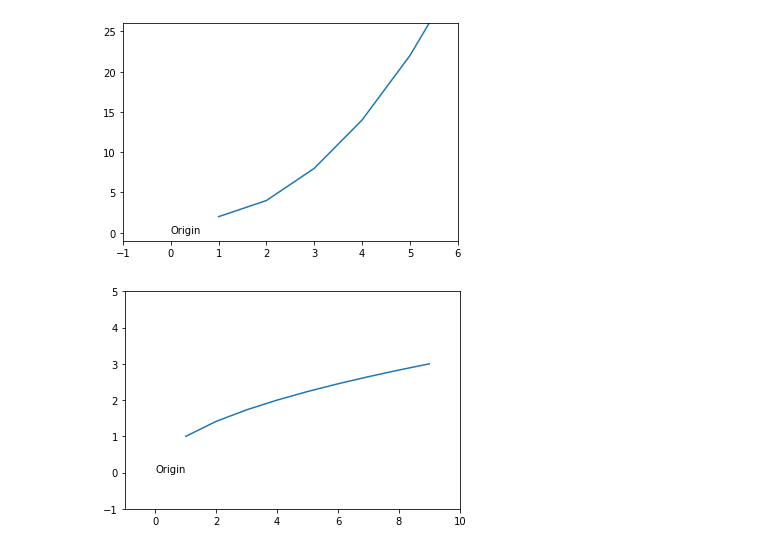
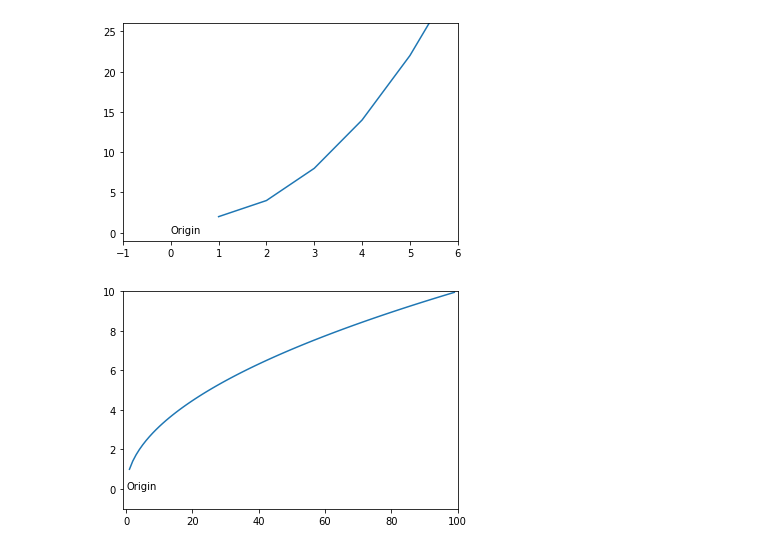
Before and after one commit to matt-c-knight/numpy-pandas-visualization-exercises, a Jupyter notebook: matplotlib_exercises.ipynb, the cells around one changed output. Saved outputs shown, nothing was run; the diff lists cells and outputs as text; code cells hidden in the pictures.

```diff
--- a/matplotlib_exercises.ipynb
+++ b/matplotlib_exercises.ipynb
@@ -30,13 +30,13 @@ plt.show()
 [figure]
 # %%
 import math
-x = range(1,10)
+x = range(1,100)
 y = [math.sqrt(n) for n in x]
 
 plt.plot(x,y)
-plt.ylim(-1, 5)
-plt.xlim(-1, 10)
+plt.ylim(-1, 10)
+plt.xlim(-1, 100)
 plt.annotate('Origin', xy=(0,0))
 plt.show()
 # %% [output]
-[figure, old version]
+[figure, new version]
```
Also changed, not shown: parts of 5 cells of this notebook.
